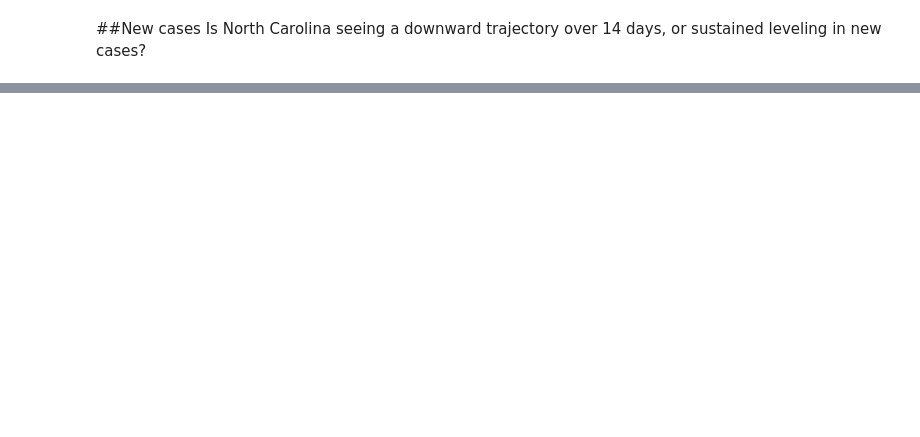
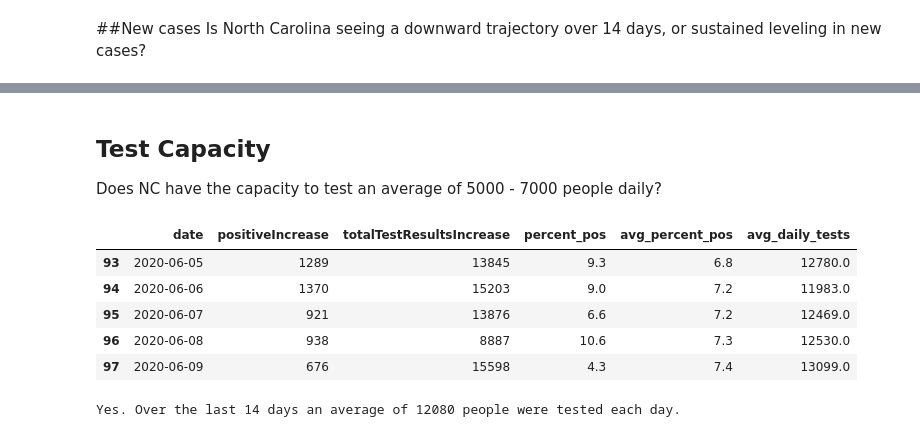
Before and after one commit to peterhaasme/nc_covid19_dashboard, a Jupyter notebook: nc_covid19_dashboard.ipynb, the cells around one changed output, grey strips where cells are left out. Drawn from its saved outputs; the diff is of its cells as text; code cells hidden in the pictures; blank space fills up the shorter version.

```diff
--- a/nc_covid19_dashboard.ipynb
+++ b/nc_covid19_dashboard.ipynb
@@ -195,0 +243,15 @@ Is North Carolina seeing a downward trajectory over 14 days, or sustained leveli
+# %%
+# Create DataFrame of positive and total new tests
+percent_positive_df = df[['date', 'positiveIncrease', 'totalTestResultsIncrease']].copy()
+# Drop NaN values
+percent_positive_df.dropna(inplace=True)
+# Convert date to datetime object
+percent_positive_df['date'] = pd.to_datetime(percent_positive_df['date'], format='%Y%m%d')
+# Order DataFrame by chronological ascending
+percent_positive_df = percent_positive_df.iloc[::-1].reset_index(drop=True)
+# Drop records before April 21, 2020
+percent_positive_df = percent_positive_df[percent_positive_df['date'] >= '2020-04-21']
+# Calculate positive test percentage
+percent_positive_df['percent_pos'] = (percent_positive_df['positiveIncrease'] / percent_positive_df['totalTestResultsIncrease'] * 100).round(1)
+# Add 14d moving average column
+percent_positive_df['avg_percent_pos'] = percent_positive_df['percent_pos'].rolling(14).mean().round(1)
@@ -195,0 +301,25 @@ Is North Carolina seeing a downward trajectory over 14 days, or sustained leveli
+# %% [markdown]
+## Test Capacity
+Does NC have the capacity to test an average of 5000 - 7000 people daily?
+# %%
+# Add column for 14d total test moving average
+percent_positive_df['avg_daily_tests'] = percent_positive_df['totalTestResultsIncrease'].rolling(14).mean().round()
+# %%
+percent_positive_df.tail()
+# %% [output]
+|  | date | positiveIncrease | totalTestResultsIncrease | percent_pos | avg_percent_pos | avg_daily_tests |
+| 93 | 2020-06-05 | 1289 | 13845 | 9.3 | 6.8 | 12780.0 |
+| 94 | 2020-06-06 | 1370 | 15203 | 9.0 | 7.2 | 11983.0 |
+| 95 | 2020-06-07 | 921 | 13876 | 6.6 | 7.2 | 12469.0 |
+| 96 | 2020-06-08 | 938 | 8887 | 10.6 | 7.3 | 12530.0 |
+| 97 | 2020-06-09 | 676 | 15598 | 4.3 | 7.4 | 13099.0 |
+# %%
+capacity_14d = percent_positive_df['avg_daily_tests'][-14:]
+capacity_14d_bool = (capacity_14d < 5000).any()
+capacity_14d_mean = round(capacity_14d.mean())
+if capacity_14d_bool == True:
+  print(f'No. Over the last 14 days only an average of {capacity_14d_mean} people were tested each day.')
+else:
+  print(f'Yes. Over the last 14 days an average of {capacity_14d_mean} people were tested each day.')
+# %% [output]
+Yes. Over the last 14 days an average of 12080 people were tested each day.
```
Also changed, not shown: parts of 16 cells of this notebook.
